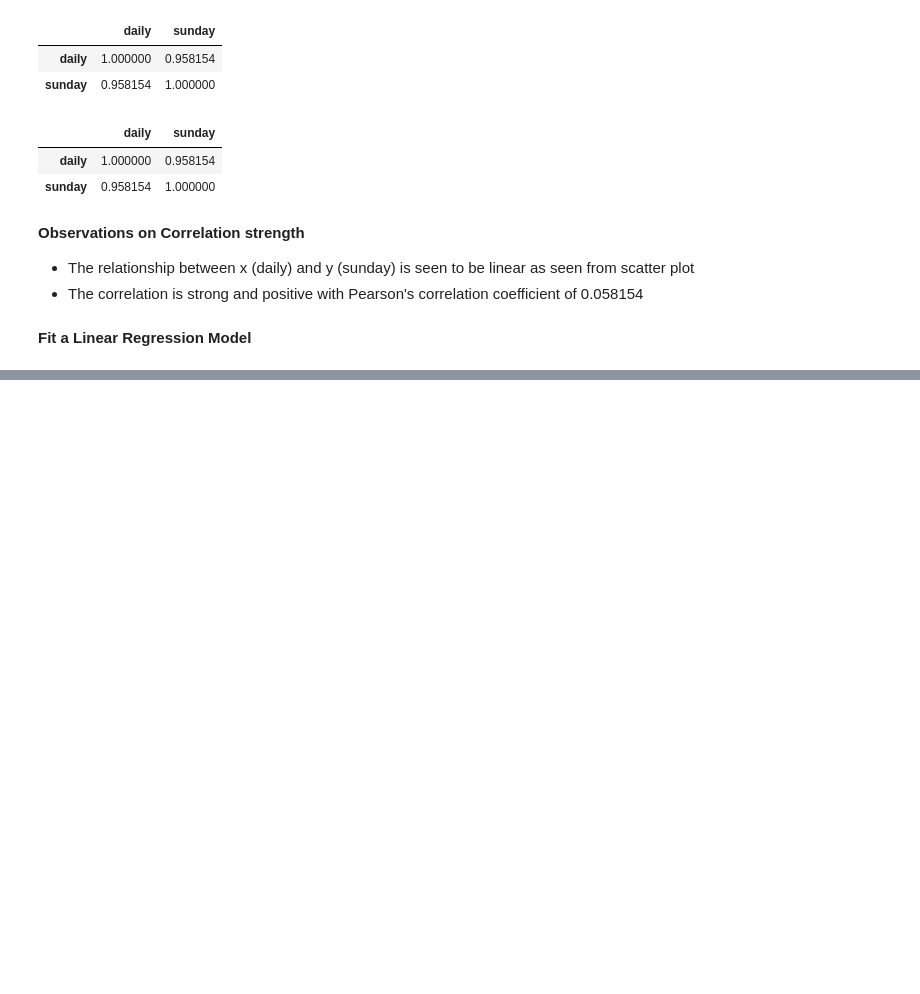
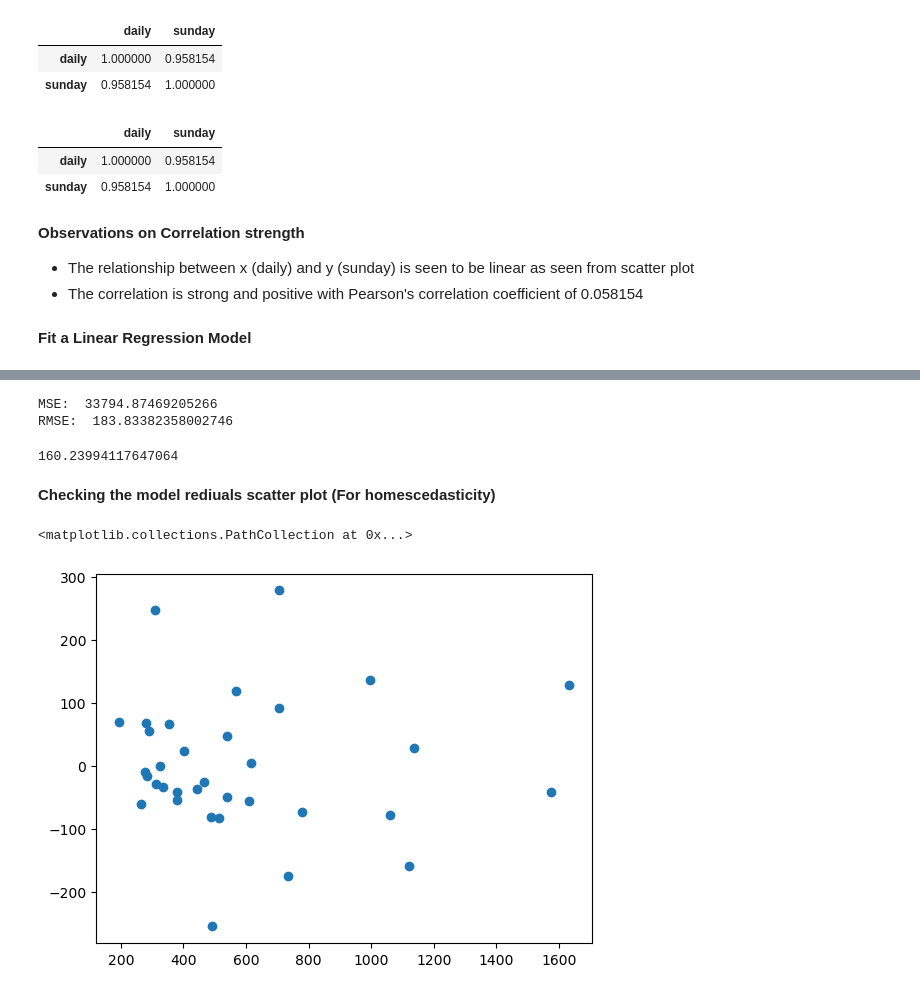
Before and after one commit to limitha01/Aiml-Task, a Jupyter notebook: news_paper.ipynb, the cells around one changed output, grey strips where cells are left out. Cells and saved outputs as stored; diff of their text form; code cells hidden in the pictures; blank space fills up the shorter version.

```diff
--- a/news_paper.ipynb
+++ b/news_paper.ipynb
@@ -125,0 +209,4 @@ Notes:
+# %%
+#Predict on all given training data
+pred = model.predict(data1["daily"])
+pred
@@ -125,0 +231,4 @@ Notes:
+# %%
+#Add predicted vallues as a column in data1
+data1["Y_hat"] = pred
+data1
@@ -125,0 +253,4 @@ Notes:
+# %%
+#Compute the error values (residuals) and add as another column
+data1["residuals"] = data1["sunday"]-data1["Y_hat"]
+data1
@@ -125,0 +275,23 @@ Notes:
+# %%
+#Compute Mean Squared Error for the model
+mse = np.mean((data1["daily"]-data1["Y_hat"])**2)
+rmse = np.sqrt(mse)
+print("MSE: ",mse)
+print("RMSE: ",rmse)
+# %% [output]
+MSE:  33794.87469205266
+RMSE:  183.83382358002746
+# %%
+#Compute Mean Absolute Error (MAE)
+mae = np.mean(np.abs(data1["daily"]-data1["Y_hat"]))
+mae
+# %% [output]
+160.23994117647064
+# %% [markdown]
+**Checking the model rediuals scatter plot (For homescedasticity)**
+# %%
+#Plot the residuals versus y_hat (to check wheather residuals are independent of each cell
+plt.scatter(data1["Y_hat"], data1["residuals"])
+# %% [output]
+<matplotlib.collections.PathCollection at 0x...>
+[figure, added]
```
Also changed, not shown: parts of 21 cells of this notebook, 1 other file.
